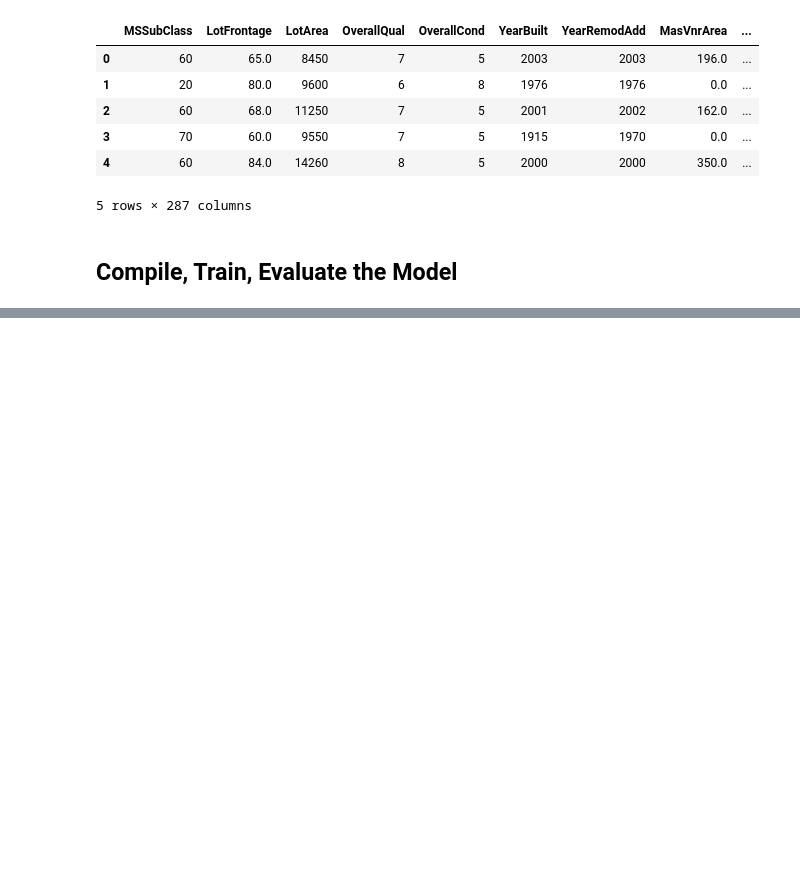
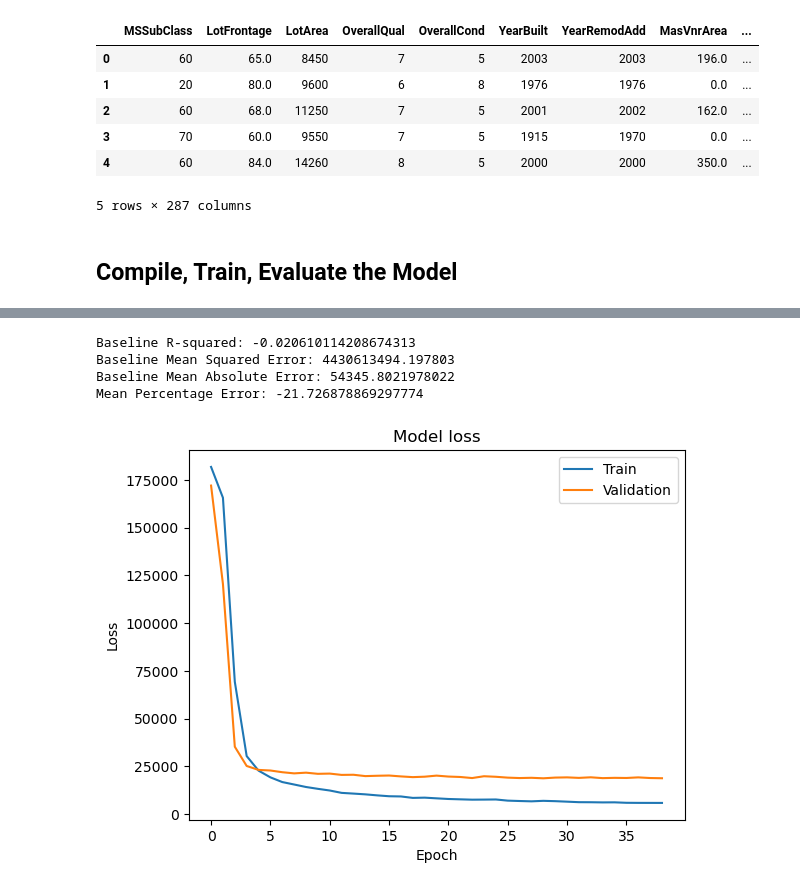
Before and after one commit to AbdullahMJ99/Project-4, a Jupyter notebook: trial_models/nn_template.ipynb, the cells around one changed output, grey strips where cells are left out. Cells and saved outputs as stored; diff of their text form; code cells hidden in the pictures; blank space fills up the shorter version.

```diff
--- a/trial_models/nn_template.ipynb
+++ b/trial_models/nn_template.ipynb
@@ -155,0 +131,12 @@ Epoch 100/100
+# %%
+
+# define tuner / call the build_model function
+tuner = RandomSearch(build_model, objective="mae", max_trials=10, overwrite=True)
+
+# run the damn thing
+tuner.search(
+    X_train,
+    y_train,
+    epochs=100,
+    validation_data=(X_val, y_val),
+)
@@ -169,0 +286,39 @@ Mean Absolute Error: 22035.056136246567
+# %%
+# predict a baseline
+# essentially, set every value to the mean and create a fake list of predictions
+# compare to above model's predictions
+baseline_prediction = y_train.mean()
+
+# create array of baseline predictions with the length of y_test
+baseline_predictions = [baseline_prediction] * len(y_test)
+
+print(f"Baseline R-squared: {r2_score(y_test, baseline_predictions)}")
+print(
+    f"Baseline Mean Squared Error: {mean_squared_error(y_test, baseline_predictions)}"
+)
+print(
+    f"Baseline Mean Absolute Error: {mean_absolute_error(y_test, baseline_predictions)}"
+)
+print(
+    f"Mean Percentage Error: {np.mean((y_test - baseline_predictions) / y_test) * 100}"
+)
+# %% [output]
+Baseline R-squared: -0.020610114208674313
+Baseline Mean Squared Error: 4430613494.197803
+Baseline Mean Absolute Error: 54345.8021978022
+Mean Percentage Error: -21.726878869297774
+# %%
+# plot training & validation loss values
+# hopefully these both drop quickly and stabilize
+# if not...
+# validation loss up and training down? overfitting
+# training and validation high? underfitting
+plt.plot(fit_model.history["loss"])
+plt.plot(fit_model.history["val_loss"])
+plt.title("Model loss")
+plt.xlabel("Epoch")
+plt.ylabel("Loss")
+plt.legend(["Train", "Validation"], loc="upper right")
+plt.show()
+# %% [output]
+[figure, added]
```
Also changed, not shown: parts of 22 cells of this notebook, 49 other files.
